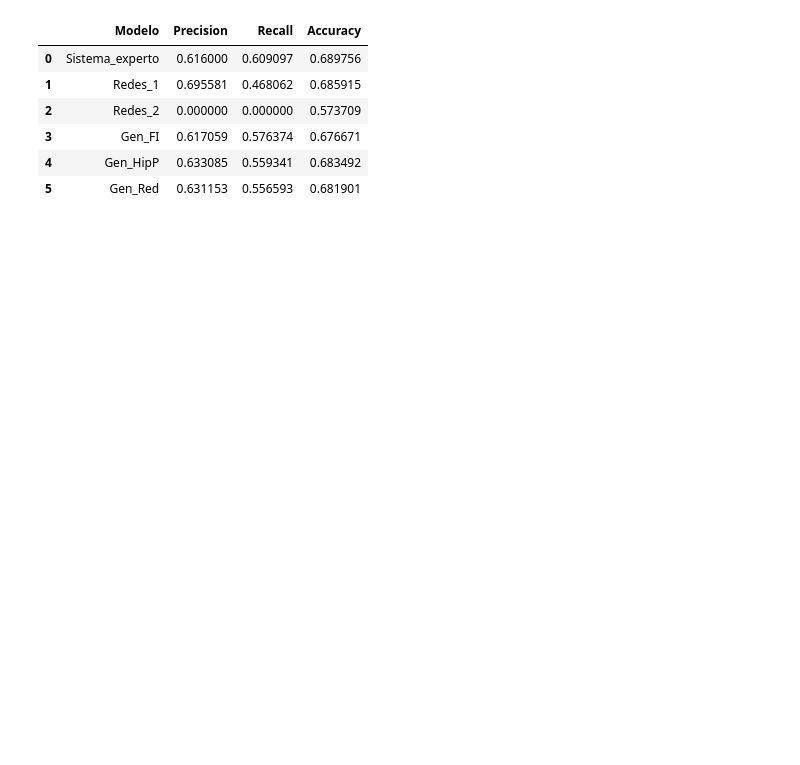
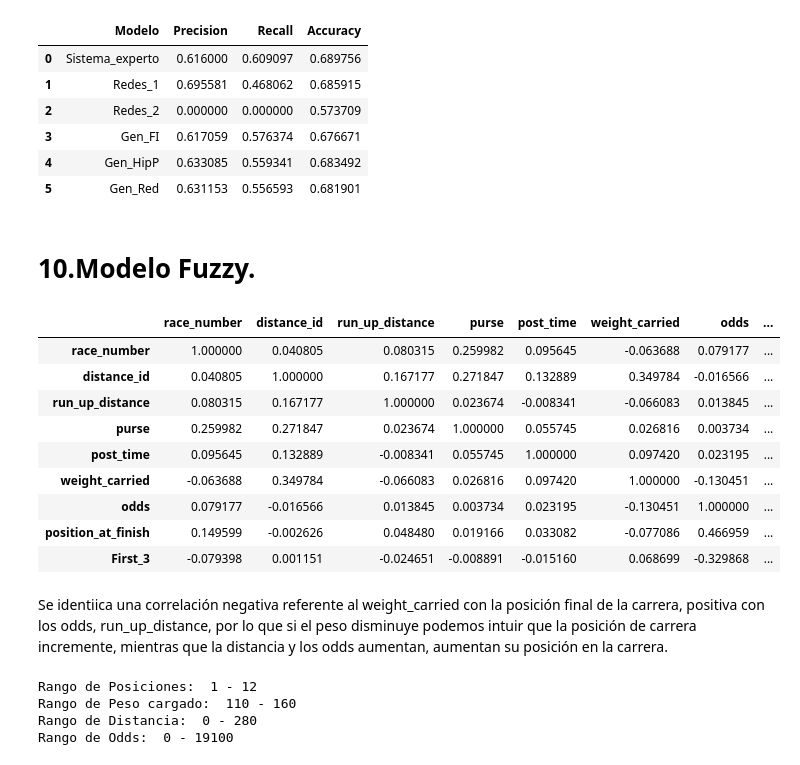
Before and after one commit to jsebastianquiroga/Big_Data-_Derby_2022_SI, a Jupyter notebook: Notebooks/sistemas_inteligentes.ipynb, the cells around one changed output. Drawn from its saved outputs; the diff is of its cells as text; code cells hidden in the pictures; blank space fills up the shorter version.

```diff
--- a/Notebooks/sistemas_inteligentes.ipynb
+++ b/Notebooks/sistemas_inteligentes.ipynb
@@ -1111,3 +1450,33 @@ Resultados
 | 3 | Gen_FI | 0.617059 | 0.576374 | 0.676671 |
 | 4 | Gen_HipP | 0.633085 | 0.559341 | 0.683492 |
 | 5 | Gen_Red | 0.631153 | 0.556593 | 0.681901 |
+# %% [markdown]
+# <h1><strong>10.Modelo Fuzzy.</strong></h1>
+# %%
+df_fuzzy = nyra_2019.copy()
+df_fuzzy['First_3'] = 0
+df_fuzzy.loc[df_fuzzy['position_at_finish'].between(0, 4, inclusive=False), 'First_3'] = 1
+df_fuzzy.corr()
+# %% [output]
+|  | race_number | distance_id | run_up_distance | purse | post_time | weight_carried | odds | ... |
+| race_number | 1.000000 | 0.040805 | 0.080315 | 0.259982 | 0.095645 | -0.063688 | 0.079177 | ... |
+| distance_id | 0.040805 | 1.000000 | 0.167177 | 0.271847 | 0.132889 | 0.349784 | -0.016566 | ... |
+| run_up_distance | 0.080315 | 0.167177 | 1.000000 | 0.023674 | -0.008341 | -0.066083 | 0.013845 | ... |
+| purse | 0.259982 | 0.271847 | 0.023674 | 1.000000 | 0.055745 | 0.026816 | 0.003734 | ... |
+| post_time | 0.095645 | 0.132889 | -0.008341 | 0.055745 | 1.000000 | 0.097420 | 0.023195 | ... |
+| weight_carried | -0.063688 | 0.349784 | -0.066083 | 0.026816 | 0.097420 | 1.000000 | -0.130451 | ... |
+| odds | 0.079177 | -0.016566 | 0.013845 | 0.003734 | 0.023195 | -0.130451 | 1.000000 | ... |
+| position_at_finish | 0.149599 | -0.002626 | 0.048480 | 0.019166 | 0.033082 | -0.077086 | 0.466959 | ... |
+| First_3 | -0.079398 | 0.001151 | -0.024651 | -0.008891 | -0.015160 | 0.068699 | -0.329868 | ... |
+# %% [markdown]
+Se identiica una correlación negativa referente al weight_carried con la posición final de la carrera, positiva con los odds, run_up_distance, por lo que si el peso disminuye podemos intuir que la posición de carrera incremente, mientras que la distancia y los odds aumentan, aumentan su posición en la carrera.
+# %%
+print('Rango de Posiciones: ',df_fuzzy['position_at_finish'].min(),'-', df_fuzzy['position_at_finish'].max())
+print('Rango de Peso cargado: ',df_fuzzy['weight_carried'].min(),'-', df_fuzzy['weight_carried'].max())
+print('Rango de Distancia: ',df_fuzzy['run_up_distance'].min(),'-', df_fuzzy['run_up_distance'].max())
+print('Rango de Odds: ',df_fuzzy['odds'].min(),'-', df_fuzzy['odds'].max())
+# %% [output]
+Rango de Posiciones:  1 - 12
+Rango de Peso cargado:  110 - 160
+Rango de Distancia:  0 - 280
+Rango de Odds:  0 - 19100
```
Also changed, not shown: parts of 48 cells of this notebook.
